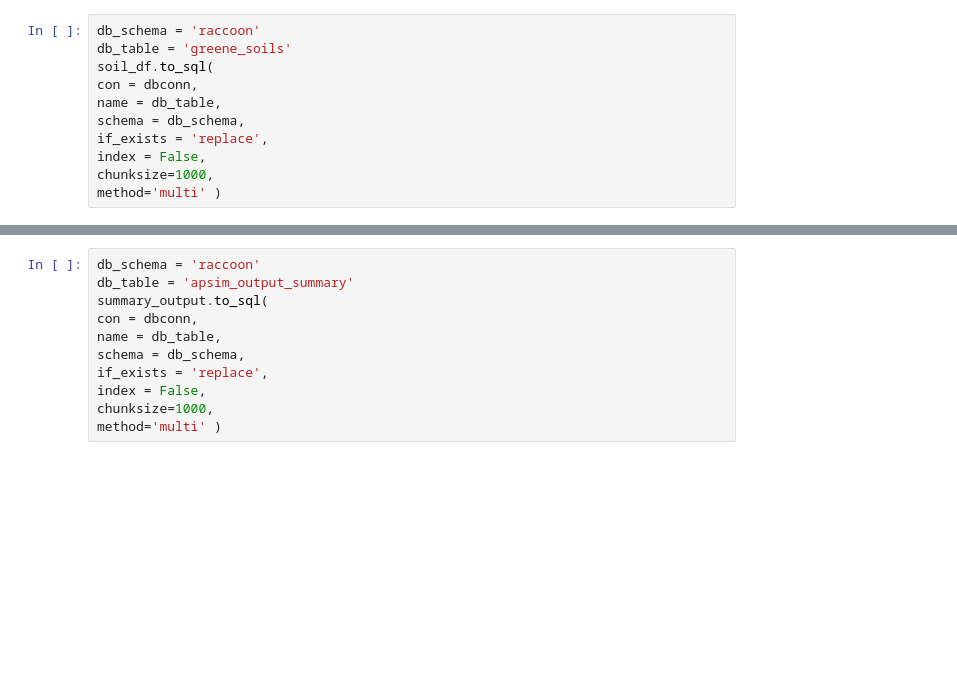
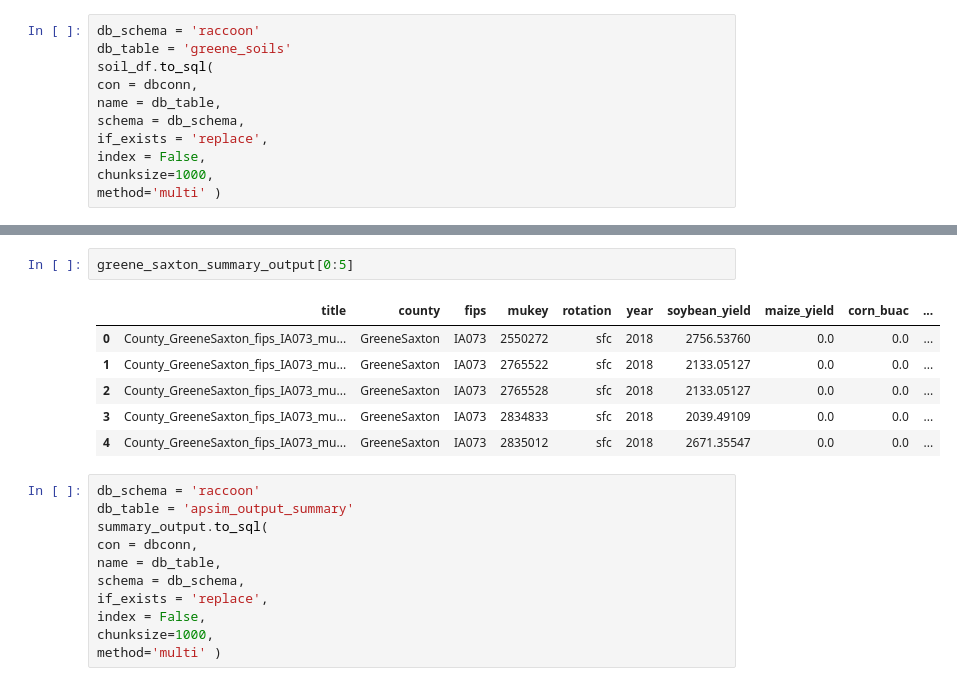
Before and after one commit to isuforesite/Foresite, a Jupyter notebook: analyses/raccoon-watershed.ipynb, the cells around one changed output, grey strips where cells are left out. Saved outputs shown, nothing was run; the diff lists cells and outputs as text; blank space fills up the shorter version.

```diff
--- a/analyses/raccoon-watershed.ipynb
+++ b/analyses/raccoon-watershed.ipynb
@@ -88,3 +96,12 @@ summary_output = parse_summary_output("C:\\Users\\mnowatz\\Documents\\Dev\\aepe\
+# %%
+greene_saxton_summary_output[0:5]
+# %% [output]
+|  | title | county | fips | mukey | rotation | year | soybean_yield | maize_yield | corn_buac | ... |
+| 0 | County_GreeneSaxton_fips_IA073_mu... | GreeneSaxton | IA073 | 2550272 | sfc | 2018 | 2756.53760 | 0.0 | 0.0 | ... |
+| 1 | County_GreeneSaxton_fips_IA073_mu... | GreeneSaxton | IA073 | 2765522 | sfc | 2018 | 2133.05127 | 0.0 | 0.0 | ... |
+| 2 | County_GreeneSaxton_fips_IA073_mu... | GreeneSaxton | IA073 | 2765528 | sfc | 2018 | 2133.05127 | 0.0 | 0.0 | ... |
+| 3 | County_GreeneSaxton_fips_IA073_mu... | GreeneSaxton | IA073 | 2834833 | sfc | 2018 | 2039.49109 | 0.0 | 0.0 | ... |
+| 4 | County_GreeneSaxton_fips_IA073_mu... | GreeneSaxton | IA073 | 2835012 | sfc | 2018 | 2671.35547 | 0.0 | 0.0 | ... |
 # %%
 db_schema = 'raccoon'
 db_table = 'apsim_output_summary'
```
Also changed, not shown: parts of 11 cells of this notebook, 2 other files.
